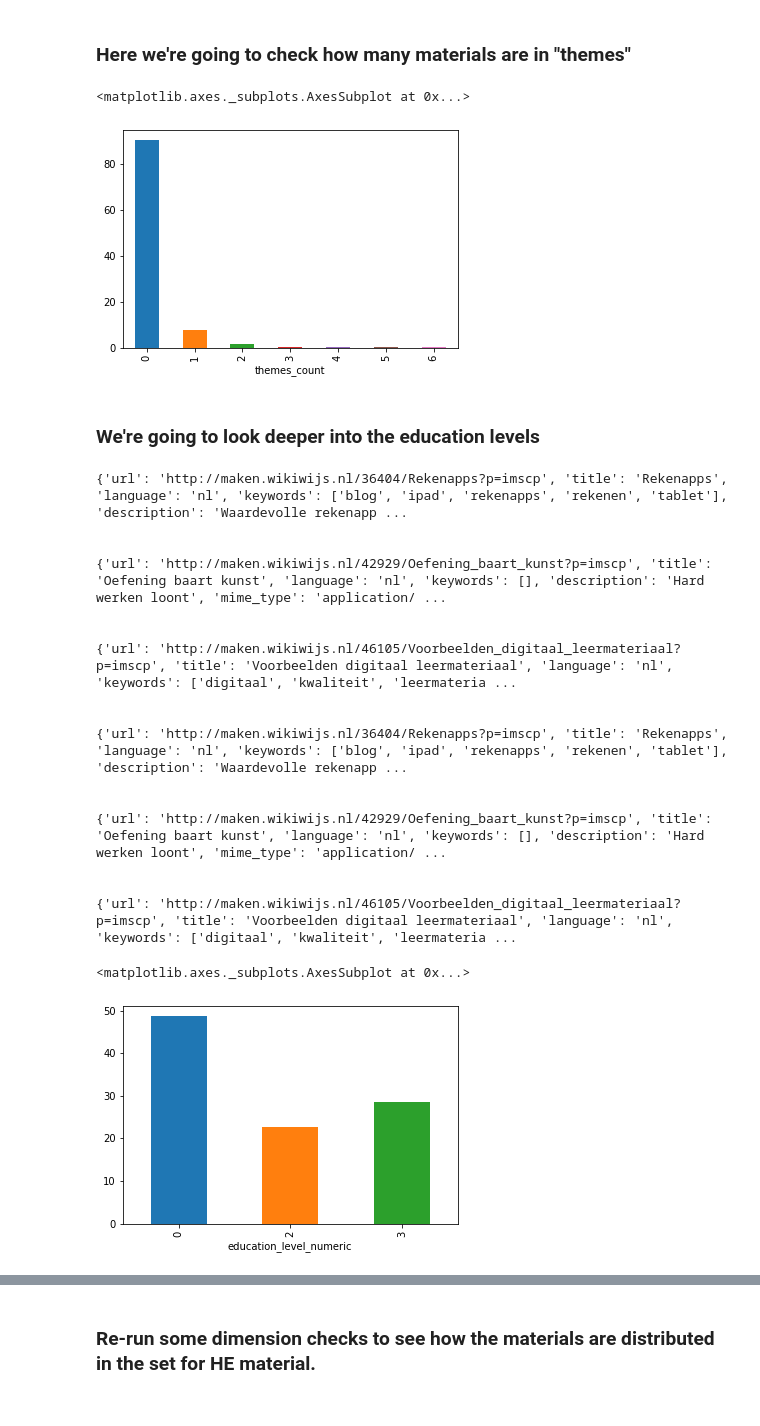
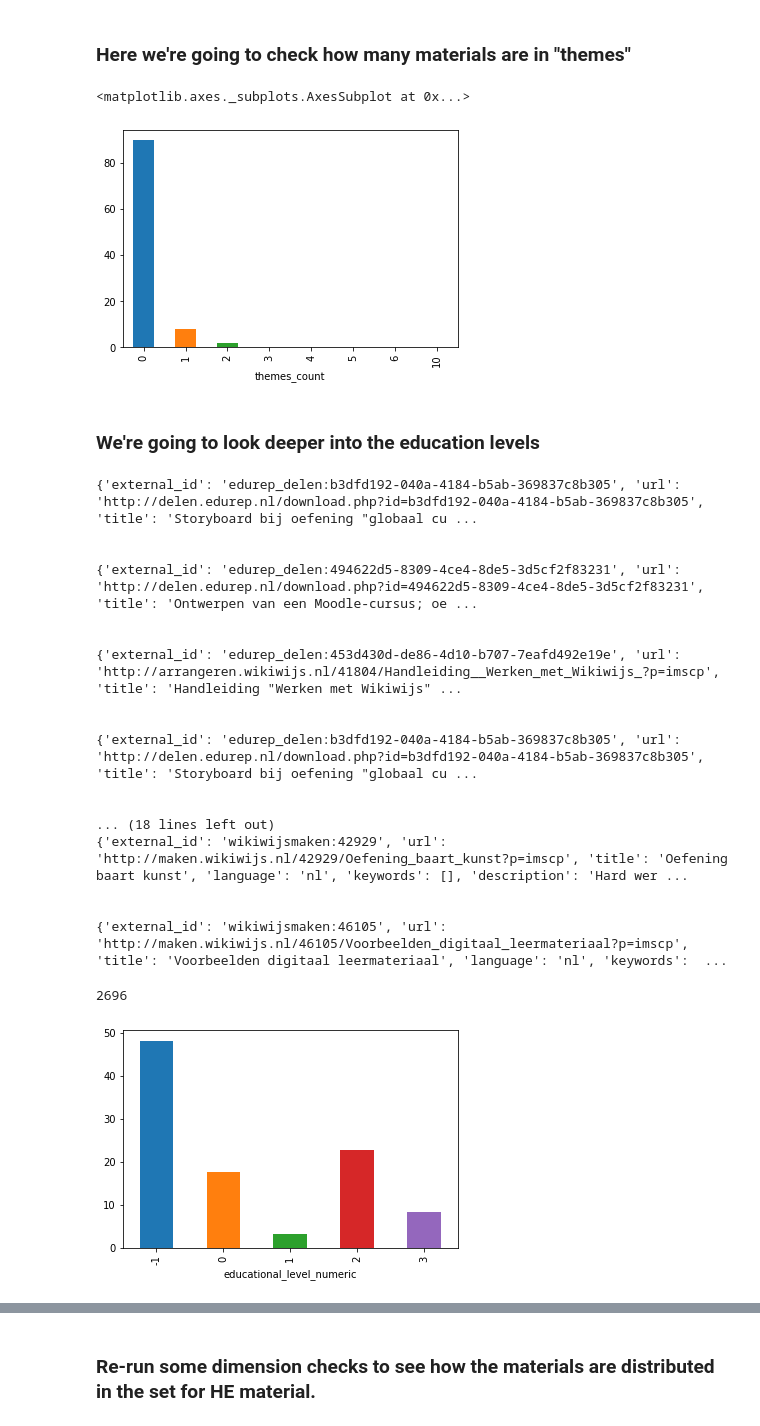
Before and after one commit to surfedushare/pol-harvester, a Jupyter notebook: research/edurep/Edurep analysis of content.ipynb, the cells around one changed output, grey strips where cells are left out. Saved outputs shown, nothing was run; the diff lists cells and outputs as text; code cells hidden in the pictures.

Commit message:
Adds graphs with gamma dataset

```diff
--- a/research/edurep/Edurep analysis of content.ipynb
+++ b/research/edurep/Edurep analysis of content.ipynb
@@ -7,15 +9,15 @@ from collections import Counter
 # %%
 # Loads the data and preprocesses a bit
 
-with open("../../data/beta/seeds2.json") as fd:
+with open("../../data/seeds.gamma.json") as fd:
     seeds = json.load(fd)
 
 counter = Counter()
 
 for seed in seeds:
     seed["disciplines_count"] = len(set(seed["disciplines"]))
-    seed["education_level_count"] = len(set(seed["education_level"]))
-    seed["education_level_taxon_count"] = len(set(seed["education_level_taxon"]))
+    seed["educational_level_count"] = len(set(seed["educational_levels"]))
+    seed["lom_educational_level_count"] = len(set(seed["lom_educational_levels"]))
     counter.update(seed["keywords"])
 
 df = pd.DataFrame(data=seeds)
@@ -235,31 +239,32 @@ themes_counts = themes_counts / len(seeds) * 100
 themes_counts.plot.bar()
 # %% [output]
 <matplotlib.axes._subplots.AxesSubplot at 0x...>
-[figure, old version]
+[figure, new version]
 # %% [markdown]
 ### We're going to look deeper into the education levels
 # %%
-for seed in [seed for seed in seeds if len(set(seed["education_level_taxon"])) >= 60]:
+for seed in [seed for seed in seeds if len(set(seed["humanized_educational_levels"])) >= 60]:
     print(seed)
     print()
     print()
 # %% [output]
-{'url': 'http://maken.wikiwijs.nl/36404/Rekenapps?p=imscp', 'title': 'Rekenapps', 'language': 'nl', 'keywords': ['blog', 'ipad', 'rekenapps', 'rekenen', 'tablet'], 'description': 'Waardevolle rekenapp ...
+{'external_id': 'edurep_delen:b3dfd192-040a-4184-b5ab-369837c8b305', 'url': 'http://delen.edurep.nl/download.php?id=b3dfd192-040a-4184-b5ab-369837c8b305', 'title': 'Storyboard bij oefening "globaal cu ...
 
 
-{'url': 'http://maken.wikiwijs.nl/42929/Oefening_baart_kunst?p=imscp', 'title': 'Oefening baart kunst', 'language': 'nl', 'keywords': [], 'description': 'Hard werken loont', 'mime_type': 'application/ ...
+{'external_id': 'edurep_delen:494622d5-8309-4ce4-8de5-3d5cf2f83231', 'url': 'http://delen.edurep.nl/download.php?id=494622d5-8309-4ce4-8de5-3d5cf2f83231', 'title': 'Ontwerpen van een Moodle-cursus; oe ...
 
 
-{'url': 'http://maken.wikiwijs.nl/46105/Voorbeelden_digitaal_leermateriaal?p=imscp', 'title': 'Voorbeelden digitaal leermateriaal', 'language': 'nl', 'keywords': ['digitaal', 'kwaliteit', 'leermateria ...
+{'external_id': 'edurep_delen:453d430d-de86-4d10-b707-7eafd492e19e', 'url': 'http://arrangeren.wikiwijs.nl/41804/Handleiding__Werken_met_Wikiwijs_?p=imscp', 'title': 'Handleiding "Werken met Wikiwijs" ...
 
 
-{'url': 'http://maken.wikiwijs.nl/36404/Rekenapps?p=imscp', 'title': 'Rekenapps', 'language': 'nl', 'keywords': ['blog', 'ipad', 'rekenapps', 'rekenen', 'tablet'], 'description': 'Waardevolle rekenapp ...
+{'external_id': 'edurep_delen:b3dfd192-040a-4184-b5ab-369837c8b305', 'url': 'http://delen.edurep.nl/download.php?id=b3dfd192-040a-4184-b5ab-369837c8b305', 'title': 'Storyboard bij oefening "globaal cu ...
 
 
-{'url': 'http://maken.wikiwijs.nl/42929/Oefening_baart_kunst?p=imscp', 'title': 'Oefening baart kunst', 'language': 'nl', 'keywords': [], 'description': 'Hard werken loont', 'mime_type': 'application/ ...
+... (18 lines left out)
+{'external_id': 'wikiwijsmaken:42929', 'url': 'http://maken.wikiwijs.nl/42929/Oefening_baart_kunst?p=imscp', 'title': 'Oefening baart kunst', 'language': 'nl', 'keywords': [], 'description': 'Hard wer ...
 
 
-{'url': 'http://maken.wikiwijs.nl/46105/Voorbeelden_digitaal_leermateriaal?p=imscp', 'title': 'Voorbeelden digitaal leermateriaal', 'language': 'nl', 'keywords': ['digitaal', 'kwaliteit', 'leermateria ...
+{'external_id': 'wikiwijsmaken:46105', 'url': 'http://maken.wikiwijs.nl/46105/Voorbeelden_digitaal_leermateriaal?p=imscp', 'title': 'Voorbeelden digitaal leermateriaal', 'language': 'nl', 'keywords':  ...
 # %%
 EDUCATION_LEVELS = [
     'MBO, Niveau 2: Basisberoepsopleiding',
@@ -358,9 +386,11 @@ for seed in seeds:
 
 df = pd.DataFrame(data=seeds)
 # %%
-level_counts = df.groupby("education_level_numeric").size()
+level_counts = df.groupby("educational_level_numeric").size()
+he_level_counts = level_counts[2] + level_counts[3]
 level_counts = level_counts / len(seeds) * 100
 level_counts.plot.bar()
+he_level_counts
 # %% [output]
-<matplotlib.axes._subplots.AxesSubplot at 0x...>
+2696
-[figure, old version]
+[figure, new version]
```
Also changed, not shown: parts of 21 cells of this notebook.
